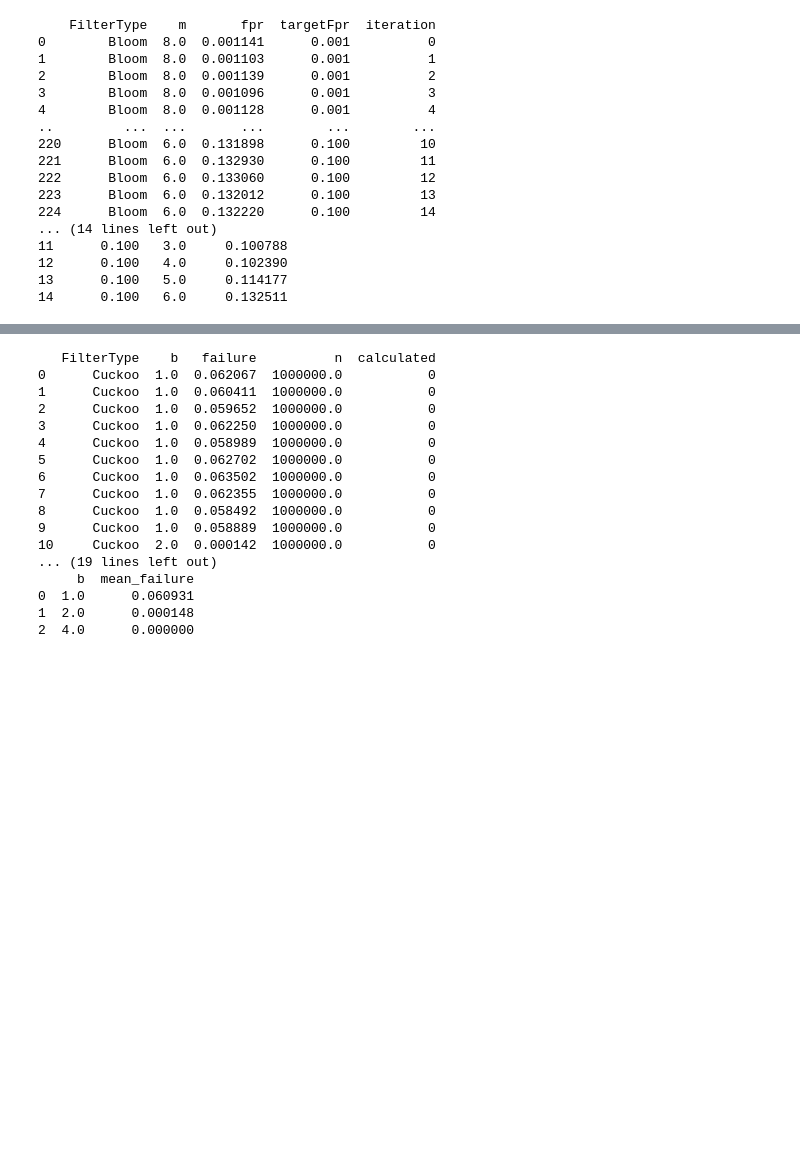
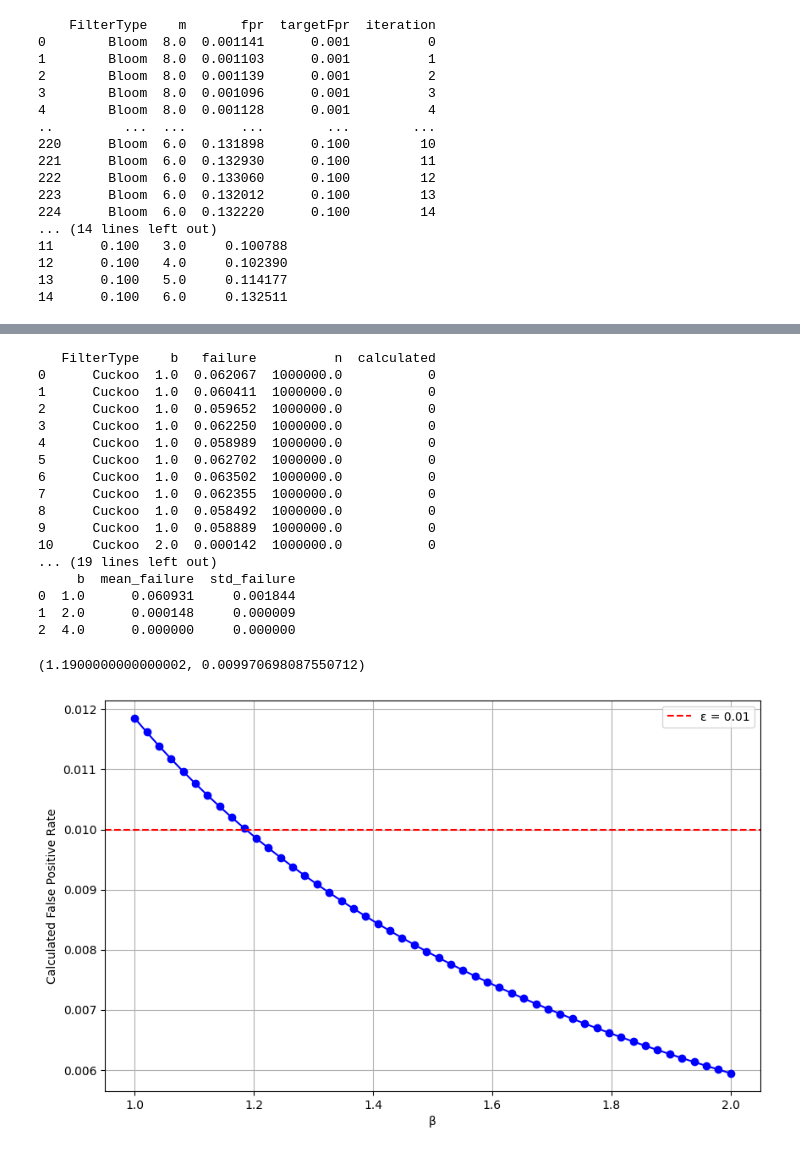
Before and after one commit to jayden14141/Filters, a Jupyter notebook: plot.ipynb, the cells around one changed output, grey strips where cells are left out. Cells and saved outputs as stored; diff of their text form; code cells hidden in the pictures; blank space fills up the shorter version.

```diff
--- a/plot.ipynb
+++ b/plot.ipynb
@@ -412,7 +502,7 @@ df = pd.read_csv('out/report/cuckoo_b_failure.csv')
 print(df)
 # df.columns = ['FilterType', 'b', 'failure', 'n', 'calculated']
 
-grouped = df.groupby(['b']).agg(mean_failure=('failure', 'mean')).reset_index()
+grouped = df.groupby(['b']).agg(mean_failure=('failure', 'mean'), std_failure=('failure', 'std')).reset_index()
 print(grouped)
 # %% [output]
    FilterType    b   failure          n  calculated
@@ -428,7 +518,73 @@ print(grouped)
 9      Cuckoo  1.0  0.058889  1000000.0           0
 10     Cuckoo  2.0  0.000142  1000000.0           0
 ... (19 lines left out)
-     b  mean_failure
-0  1.0      0.060931
-1  2.0      0.000148
-2  4.0      0.000000
+     b  mean_failure  std_failure
+0  1.0      0.060931     0.001844
+1  2.0      0.000148     0.000009
+2  4.0      0.000000     0.000000
+# %%
+n = 1_000_000
+desired_fpr = 0.01
+r = 7
+B = 512
+
+def factorial(n):
+    if n <= 1:
+        return 1
+    else:
+        return n*factorial(n-1)
+
+# Calculate Bloom Filter's bits per item
+bloom_bits_per_item = 9.5671
+total_bloom_bits = bloom_bits_per_item * n
+
+def calculate_bbf_fpr(l, B, r, n):
+    lambda_ = n / l
+    sum_fpr = 0
+    max_range = int(3 * lambda_) + 1  # Ensuring coverage of significant terms
+    for i in range(40):
+        poisson_prob = poisson.pmf(i, lambda_)
+        local_fpr = 1 - exp(-r * i / B)
+        sum_fpr += poisson_prob * local_fpr * 1.05
+    return sum_fpr
+
+# # Test the function with an increased beta
+# test_beta = 1.21
+# l = ceil((bloom_bits_per_item * test_beta * n) / B)
+# test_fpr = calculate_bbf_fpr(l, B, r, n)
+# test_fpr
+
+beta = 1.0
+found = False
+while not found:
+    l = ceil((bloom_bits_per_item * beta * n) / B)
+    bbf_fpr = calculate_bbf_fpr(l*64, B, r, n)
+    if bbf_fpr <= desired_fpr:
+        found = True
+    else:
+        beta += 0.01  # Increment beta
+
+beta, bbf_fpr
+# %% [output]
+(1.1900000000000002, 0.009970698087550712)
+# %%
+beta_values = np.linspace(1, 2, 50)
+fpr_values = []
+
+# Recalculate FPR for each beta value using the new function
+for beta in beta_values:
+    l = ceil((bloom_bits_per_item * beta * n * 64) / B)
+    fpr = calculate_bbf_fpr(l, B, r, n)
+    fpr_values.append(fpr)
+
+# Plotting the updated graph with new FPR calculations
+plt.figure(figsize=(10, 6))
+plt.plot(beta_values, fpr_values, marker='o', linestyle='-', color='b')
+plt.xlabel('β')
+plt.ylabel('Calculated False Positive Rate')
+plt.grid(True)
+plt.axhline(y=0.01, color='r', linestyle='--', label='ε = 0.01')
+plt.legend()
+plt.savefig("./out/"+ "calculated_bbf_fpr" + ".png")
+# %% [output]
+[figure, added]
```
Also changed, not shown: parts of 27 cells of this notebook, 57 other files.
